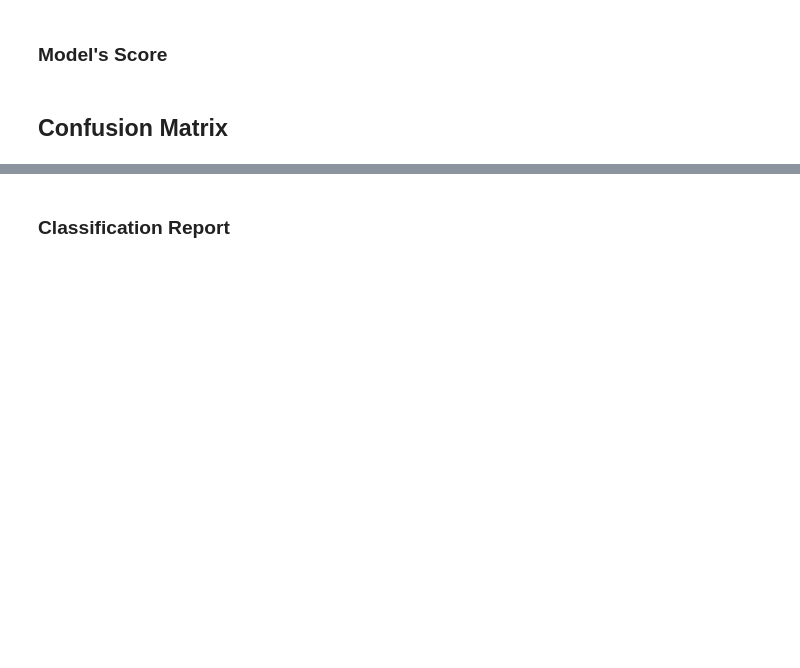
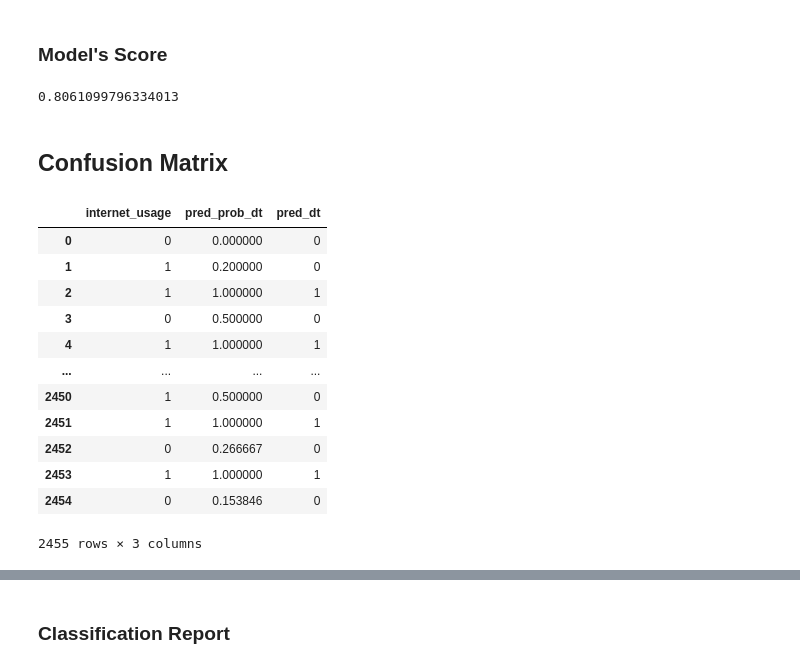
Before and after one commit to toluwabori/resolving-machine-learning-python, a Jupyter notebook: 02_The Decision Tree & Supervised Classification Models/02D_decision-tree_practice_blank.ipynb, the cells around one changed output, grey strips where cells are left out. Drawn from its saved outputs; the diff is of its cells as text; code cells hidden in the pictures; blank space fills up the shorter version.

```diff
--- a/02_The Decision Tree & Supervised Classification Models/02D_decision-tree_practice_blank.ipynb
+++ b/02_The Decision Tree & Supervised Classification Models/02D_decision-tree_practice_blank.ipynb
@@ -149,3 +204,7 @@ model_dt.sco
+# %%
+model_dt.score(X=features,y=target)
+# %% [output]
+0.8061099796334013
 # %%
 model_dt.
 # %% [markdown]
@@ -154,0 +214,16 @@ from sklearn.metrics import con
+# %%
+df_pre
+# %% [output]
+|  | internet_usage | pred_prob_dt | pred_dt |
+| 0 | 0 | 0.000000 | 0 |
+| 1 | 1 | 0.200000 | 0 |
+| 2 | 1 | 1.000000 | 1 |
+| 3 | 0 | 0.500000 | 0 |
+| 4 | 1 | 1.000000 | 1 |
+| ... | ... | ... | ... |
+| 2450 | 1 | 0.500000 | 0 |
+| 2451 | 1 | 1.000000 | 1 |
+| 2452 | 0 | 0.266667 | 0 |
+| 2453 | 1 | 1.000000 | 1 |
+| 2454 | 0 | 0.153846 | 0 |
+2455 rows × 3 columns
```
Also changed, not shown: parts of 13 cells of this notebook, 3 other files.
